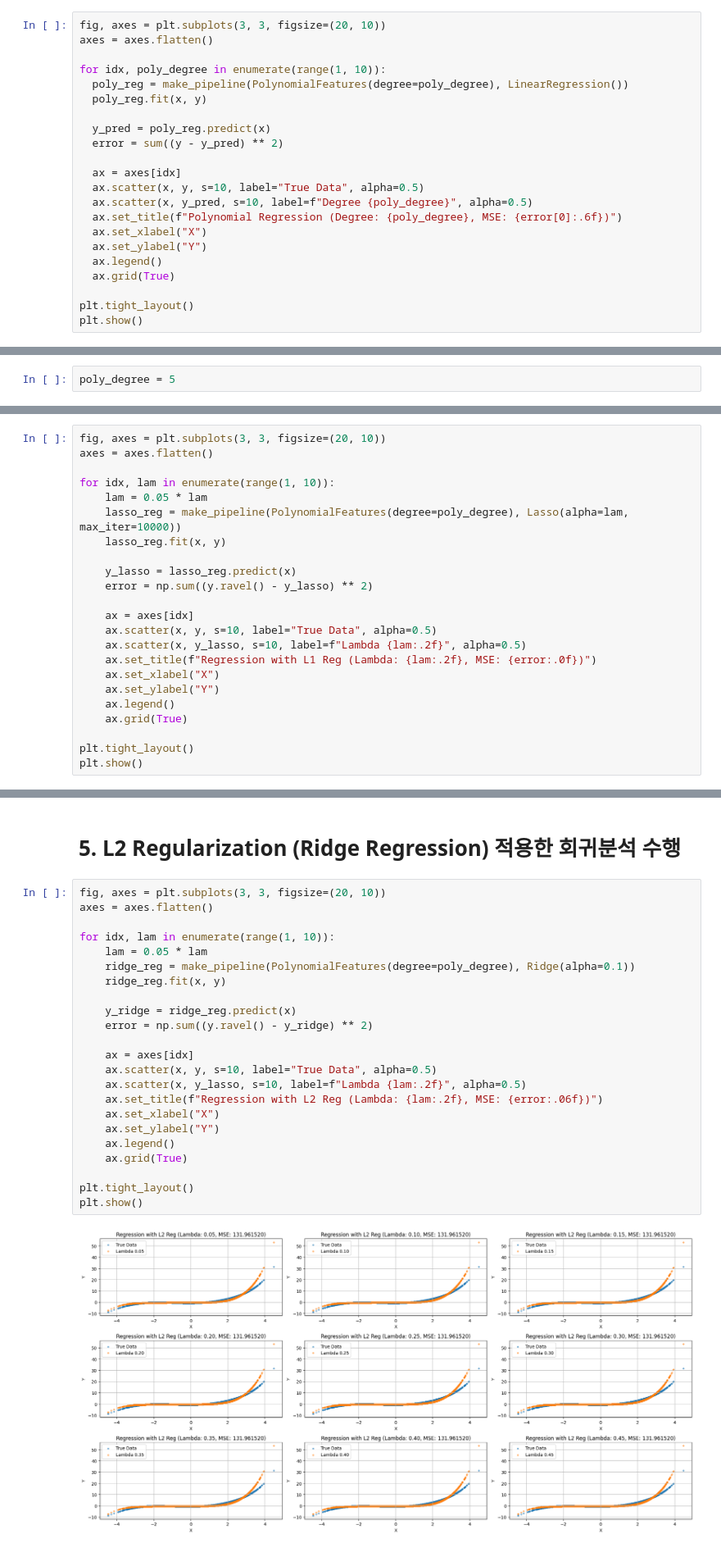
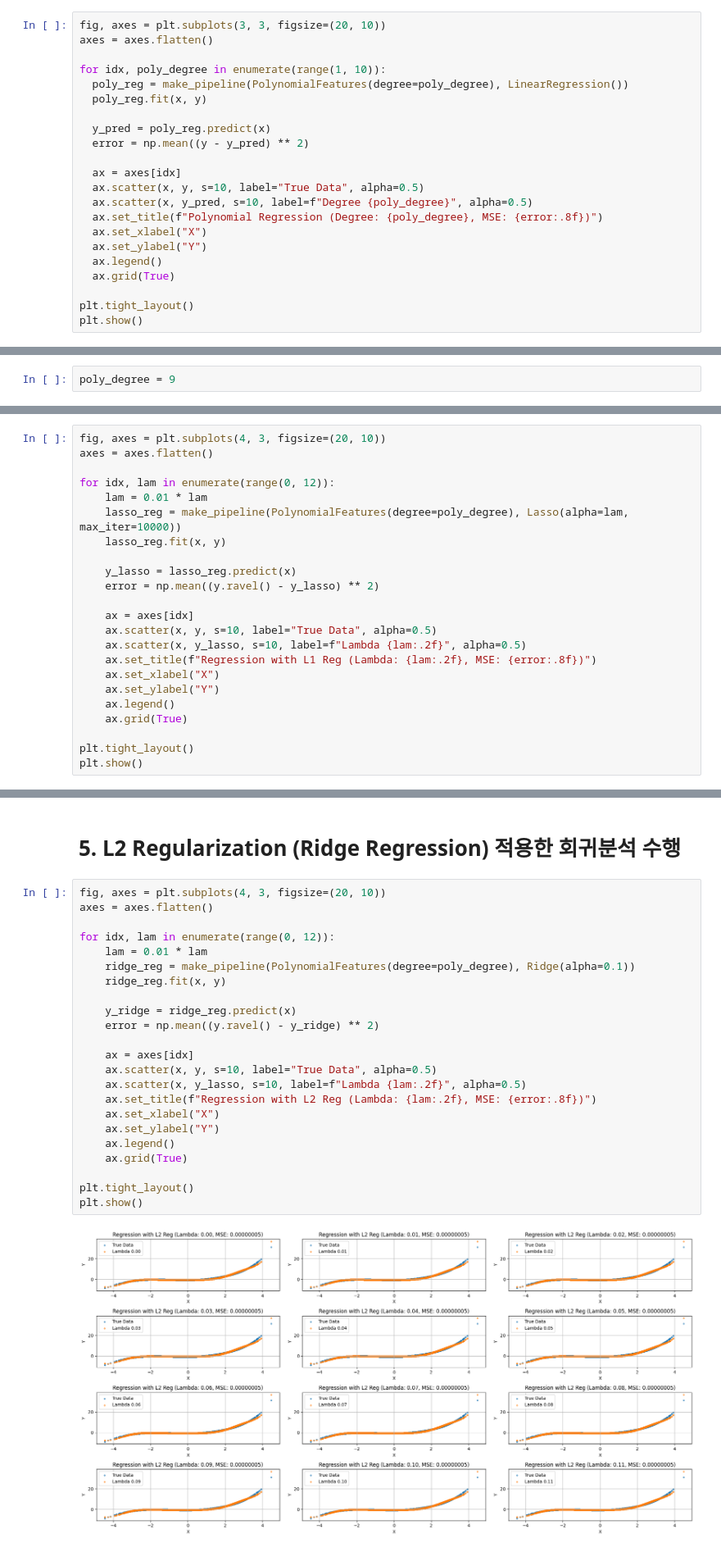
Before and after one commit to jiwon1202/2025_Mechanistic_Data_Science, a Jupyter notebook: 02_Regression/regularization_test.ipynb, the cells around one changed output, grey strips where cells are left out. Shown at 82% size. Saved outputs shown, nothing was run; the diff lists cells and outputs as text.

```diff
--- a/02_Regression/regularization_test.ipynb
+++ b/02_Regression/regularization_test.ipynb
@@ -36,12 +36,12 @@ for idx, poly_degree in enumerate(range(1, 10)):
   poly_reg.fit(x, y)
 
   y_pred = poly_reg.predict(x)
-  error = sum((y - y_pred) ** 2)
+  error = np.mean((y - y_pred) ** 2)
 
   ax = axes[idx]
   ax.scatter(x, y, s=10, label="True Data", alpha=0.5)
   ax.scatter(x, y_pred, s=10, label=f"Degree {poly_degree}", alpha=0.5)
-  ax.set_title(f"Polynomial Regression (Degree: {poly_degree}, MSE: {error[0]:.6f})")
+  ax.set_title(f"Polynomial Regression (Degree: {poly_degree}, MSE: {error:.8f})")
   ax.set_xlabel("X")
   ax.set_ylabel("Y")
   ax.legend()
@@ -52,25 +52,25 @@ plt.show()
 # %% [output]
 [figure]
 # %%
-poly_degree = 5
+poly_degree = 9
 # %% [markdown]
 # 4. L1 Regularization (Lasso Regression) 적용한 회귀분석 수행
 # %%
-fig, axes = plt.subplots(3, 3, figsize=(20, 10))
+fig, axes = plt.subplots(4, 3, figsize=(20, 10))
 axes = axes.flatten()
 
-for idx, lam in enumerate(range(1, 10)):
-    lam = 0.05 * lam
+for idx, lam in enumerate(range(0, 12)):
+    lam = 0.01 * lam
     lasso_reg = make_pipeline(PolynomialFeatures(degree=poly_degree), Lasso(alpha=lam, max_iter=10000))
     lasso_reg.fit(x, y)
 
     y_lasso = lasso_reg.predict(x)
-    error = np.sum((y.ravel() - y_lasso) ** 2)
+    error = np.mean((y.ravel() - y_lasso) ** 2)
 
     ax = axes[idx]
     ax.scatter(x, y, s=10, label="True Data", alpha=0.5)
     ax.scatter(x, y_lasso, s=10, label=f"Lambda {lam:.2f}", alpha=0.5)
-    ax.set_title(f"Regression with L1 Reg (Lambda: {lam:.2f}, MSE: {error:.0f})")
+    ax.set_title(f"Regression with L1 Reg (Lambda: {lam:.2f}, MSE: {error:.8f})")
     ax.set_xlabel("X")
     ax.set_ylabel("Y")
     ax.legend()
@@ -83,27 +83,27 @@ plt.show()
 # %% [markdown]
 # 5. L2 Regularization (Ridge Regression) 적용한 회귀분석 수행
 # %%
-fig, axes = plt.subplots(3, 3, figsize=(20, 10))
+fig, axes = plt.subplots(4, 3, figsize=(20, 10))
 axes = axes.flatten()
 
-for idx, lam in enumerate(range(1, 10)):
-    lam = 0.05 * lam
+for idx, lam in enumerate(range(0, 12)):
+    lam = 0.01 * lam
     ridge_reg = make_pipeline(PolynomialFeatures(degree=poly_degree), Ridge(alpha=0.1))
     ridge_reg.fit(x, y)
 
     y_ridge = ridge_reg.predict(x)
-    error = np.sum((y.ravel() - y_ridge) ** 2)
+    error = np.mean((y.ravel() - y_ridge) ** 2)
 
     ax = axes[idx]
     ax.scatter(x, y, s=10, label="True Data", alpha=0.5)
     ax.scatter(x, y_lasso, s=10, label=f"Lambda {lam:.2f}", alpha=0.5)
-    ax.set_title(f"Regression with L2 Reg (Lambda: {lam:.2f}, MSE: {error:.06f})")
+    ax.set_title(f"Regression with L2 Reg (Lambda: {lam:.2f}, MSE: {error:.8f})")
     ax.set_xlabel("X")
     ax.set_ylabel("Y")
     ax.legend()
     ax.grid(True)
 
 plt.tight_layout()
 plt.show()
 # %% [output]
-[figure, old version]
+[figure, new version]
```
Also changed, not shown: parts of 1 cell of this notebook.
